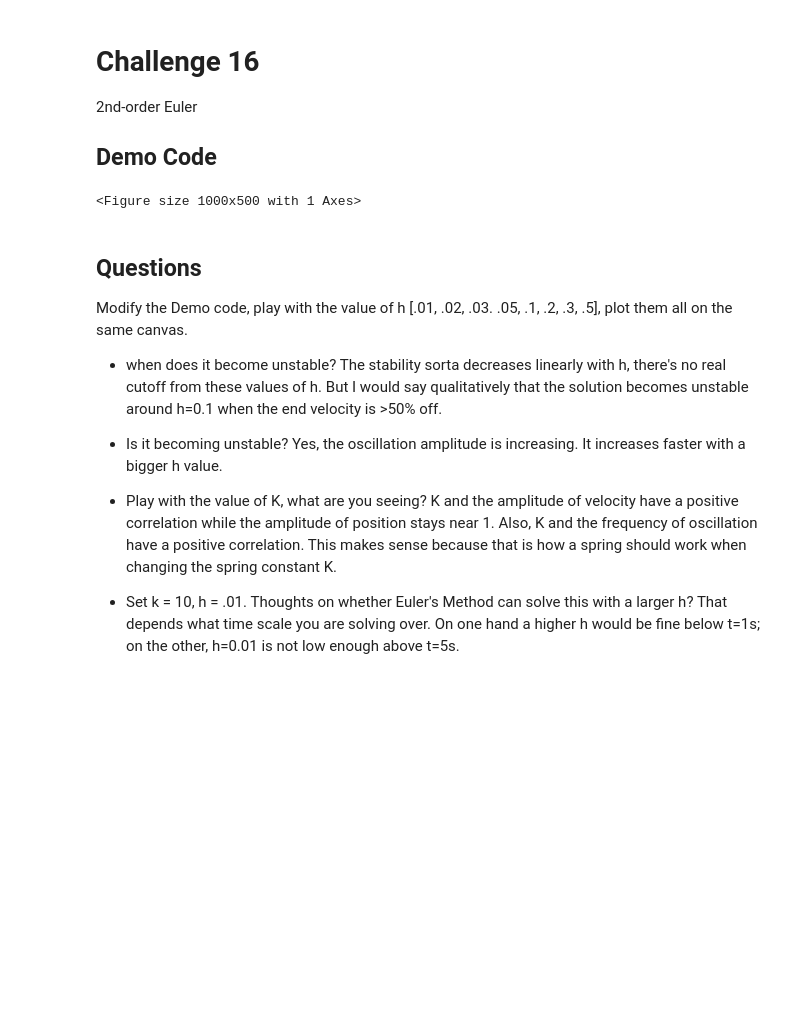
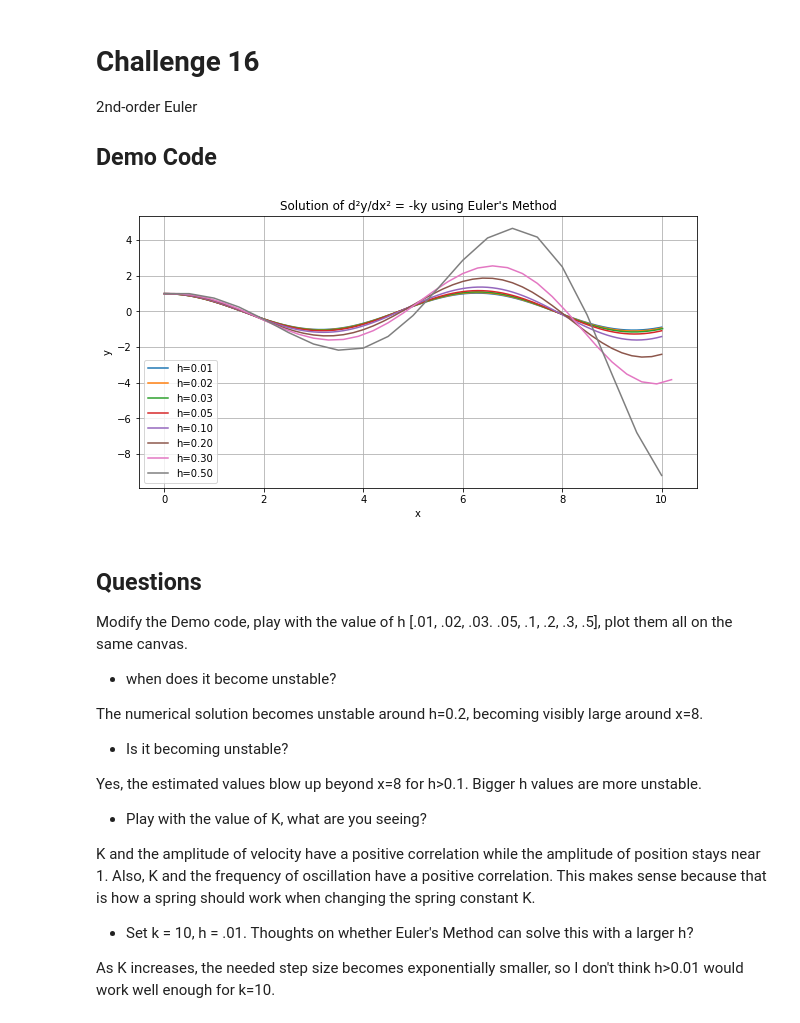
Before and after one commit to tlthomas3/coe311k, a Jupyter notebook: classwork/tlt2748-CH16.ipynb, the cells around one changed output. Cells and saved outputs as stored; diff of their text form; code cells hidden in the pictures; blank space fills up the shorter version.

```diff
--- a/classwork/tlt2748-CH16.ipynb
+++ b/classwork/tlt2748-CH16.ipynb
@@ -7,53 +7,58 @@
 # %%
 import numpy as np
 import matplotlib.pyplot as plt
 
-k = 10.0
-h = 0.01
+# Otherwise the plot doesn't show up sometimes for me
+%matplotlib inline
+
+k = 1.0
 x_start = 0
 x_end = 10
 y_0 = 1.0
 v_0 = 0.0
 
-x_values = np.arange(x_start, x_end + h, h)
-y_values = np.zeros(len(x_values))
-v_values = np.zeros(len(x_values))
+plt.figure(figsize=(10, 5))
+for h in [0.01, 0.02, 0.03, 0.05, 0.1, 0.2, 0.3, 0.5]:
+    x_values = np.arange(x_start, x_end + h, h)
+    y_values = np.zeros(len(x_values))
+    v_values = np.zeros(len(x_values))
 
-y_values[0] = y_0
-v_values[0] = v_0
+    y_values[0] = y_0
+    v_values[0] = v_0
 
-for i in range(1, len(x_values)):
-    x_n = x_values[i - 1]
-    y_n = y_values[i - 1]
-    v_n = v_values[i - 1]
-    y_values[i] = y_n + h * v_n
-    v_values[i] = v_n + h * (-k * y_n)
+    for i in range(1, len(x_values)):
+        x_n = x_values[i - 1]
+        y_n = y_values[i - 1]
+        v_n = v_values[i - 1]
+        y_values[i] = y_n + h * v_n
+        v_values[i] = v_n + h * (-k * y_n)
+    plt.plot(x_values, y_values, label=f"h={h:.2f}")
 
-plt.figure(figsize=(10, 5))
-plt.plot(x_values, y_values, label='Position y(x)')
-plt.plot(x_values, v_values, label='Velocity v(x)',
-linestyle='--')
 plt.xlabel('x')
-plt.ylabel('y and v')
+plt.ylabel('y')
 plt.title('Solution of d²y/dx² = -ky using Euler\'s Method')
 plt.legend()
 plt.grid(True)
 plt.show()
 # %% [output]
-<Figure size 1000x500 with 1 Axes>
+[figure, added]
 # %% [markdown]
 ## Questions
 
 Modify the Demo code, play with the value of h [.01, .02, .03. .05, .1, .2, .3, .5], plot them all on the same canvas.
 
 - when does it become unstable?
-The stability sorta decreases linearly with h, there's no real cutoff from these values of h. But I would say qualitatively that the solution becomes unstable around h=0.1 when the end velocity is >50% off.
+
+The numerical solution becomes unstable around h=0.2, becoming visibly large around x=8.
 
 - Is it becoming unstable?
-Yes, the oscillation amplitude is increasing. It increases faster with a bigger h value.
+
+Yes, the estimated values blow up beyond x=8 for h>0.1. Bigger h values are more unstable.
 
 - Play with the value of K, what are you seeing?
+
 K and the amplitude of velocity have a positive correlation while the amplitude of position stays near 1. Also, K and the frequency of oscillation have a positive correlation. This makes sense because that is how a spring should work when changing the spring constant K.
 
 - Set k = 10, h = .01. Thoughts on whether Euler's Method can solve this with a larger h?
-That depends what time scale you are solving over. On one hand a higher h would be fine below t=1s; on the other, h=0.01 is not low enough above t=5s.
+
+As K increases, the needed step size becomes exponentially smaller, so I don't think h>0.01 would work well enough for k=10.
```
